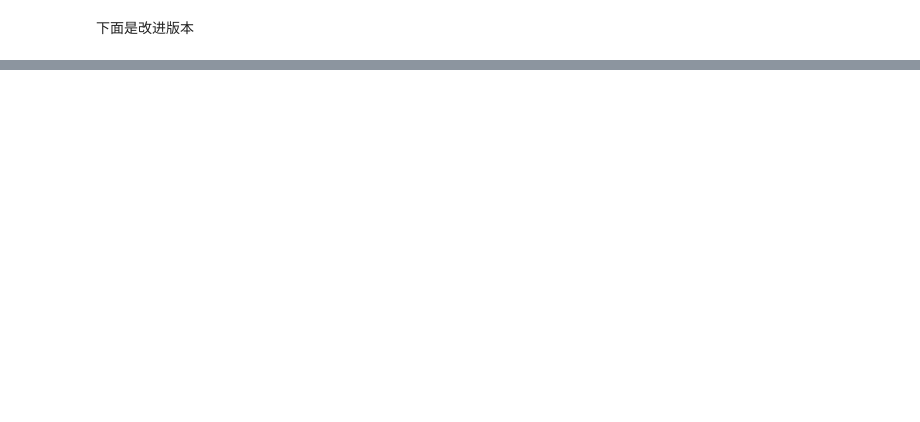
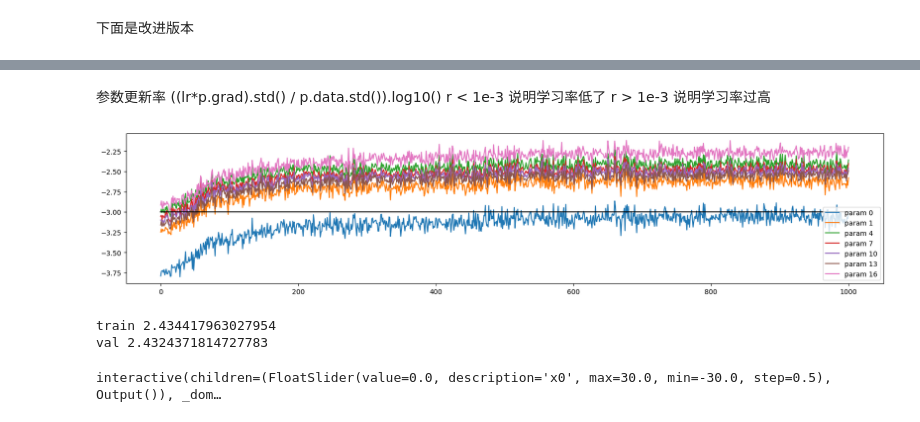
Before and after one commit to Vincent11499/mygrad, a Jupyter notebook: makemore_3.ipynb, the cells around one changed output, grey strips where cells are left out. Cells and saved outputs as stored; diff of their text form; code cells hidden in the pictures; blank space fills up the shorter version.

```diff
--- a/makemore_3.ipynb
+++ b/makemore_3.ipynb
@@ -110,4 +109,0 @@ plt.plot(lossi)
-# %%
-for i in range(len(lossi)):
-    if i % 10000 == 0: # print every once in a while
-      print(f'{i:7d}/{max_steps:7d}: {lossi.item():.4f}')
@@ -293,0 +751,38 @@ plt.plot(lossi)
+# %% [markdown]
+参数更新率    ((lr*p.grad).std() / p.data.std()).log10()
+ r < 1e-3  说明学习率低了
+ r > 1e-3  说明学习率过高
+# %%
+plt.figure(figsize=(20, 4))
+legends = []
+for i,p in enumerate(parameters):
+  if p.ndim == 2:
+    plt.plot([ud[j][i] for j in range(len(ud))])
+    legends.append('param %d' % i)
+plt.plot([0, len(ud)], [-3, -3], 'k') # these ratios should be ~1e-3, indicate on plot
+plt.legend(legends);
+# %% [output]
+[figure, added]
+# %%
+@torch.no_grad()
+def split_loss(split):
+  x,y = {
+    'train': (Xtr, Ytr),
+    'val': (Xdev, Ydev),
+    'test': (Xte, Yte),
+  }[split]
+  emb = C[x] # (N, block_size, n_embd)
+  x = emb.view(emb.shape[0], -1) # concat into (N, block_size * n_embd)
+  for layer in layers:
+    x = layer(x)
+  loss = F.cross_entropy(x, y)
+  print(split, loss.item())
+
+# put layers into eval mode
+for layer in layers:
+  layer.training = False
+split_loss('train')
+split_loss('val')
+# %% [output]
+train 2.434417963027954
+val 2.4324371814727783
@@ -293,0 +821,31 @@ plt.plot(lossi)
+# %%
+def normshow(x0):
+
+  g = torch.Generator().manual_seed(2147483647+1)
+  x = torch.randn(5, generator=g) * 5
+  x[0] = x0 # override the 0th example with the slider
+  mu = x.mean()
+  sig = x.std()
+  y = (x - mu)/sig
+
+  plt.figure(figsize=(10, 5))
+  # plot 0
+  plt.plot([-6,6], [0,0], 'k')
+  # plot the mean and std
+  xx = np.linspace(-6, 6, 100)
+  plt.plot(xx, stats.norm.pdf(xx, mu, sig), 'b')
+  xx = np.linspace(-6, 6, 100)
+  plt.plot(xx, stats.norm.pdf(xx, 0, 1), 'r')
+  # plot little lines connecting input and output
+  for i in range(len(x)):
+    plt.plot([x[i],y[i]], [1, 0], 'k', alpha=0.2)
+  # plot the input and output values
+  plt.scatter(x.data, torch.ones_like(x).data, c='b', s=100)
+  plt.scatter(y.data, torch.zeros_like(y).data, c='r', s=100)
+  plt.xlim(-6, 6)
+  # title
+  plt.title('input mu %.2f std %.2f' % (mu, sig))
+
+interact(normshow, x0=(-30,30,0.5));
+# %% [output]
+interactive(children=(FloatSlider(value=0.0, description='x0', max=30.0, min=-30.0, step=0.5), Output()), _dom…
```
Also changed, not shown: parts of 71 cells of this notebook.
